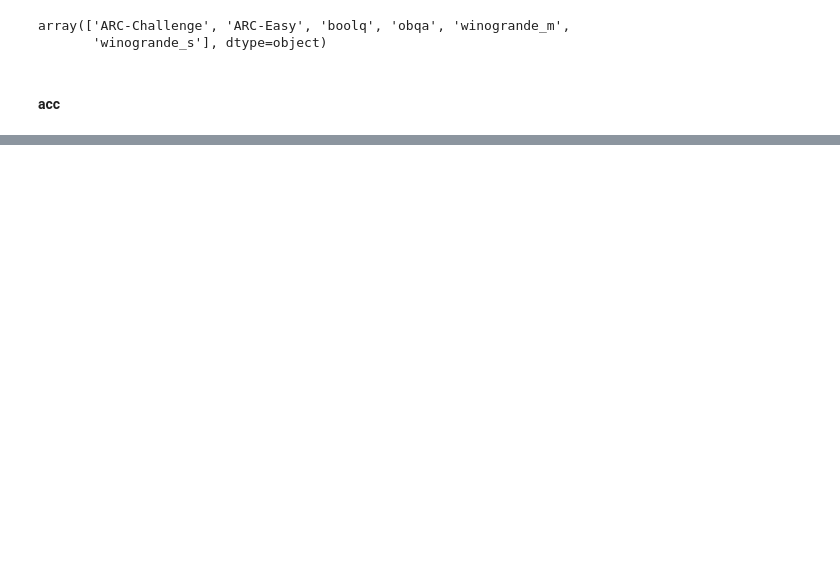
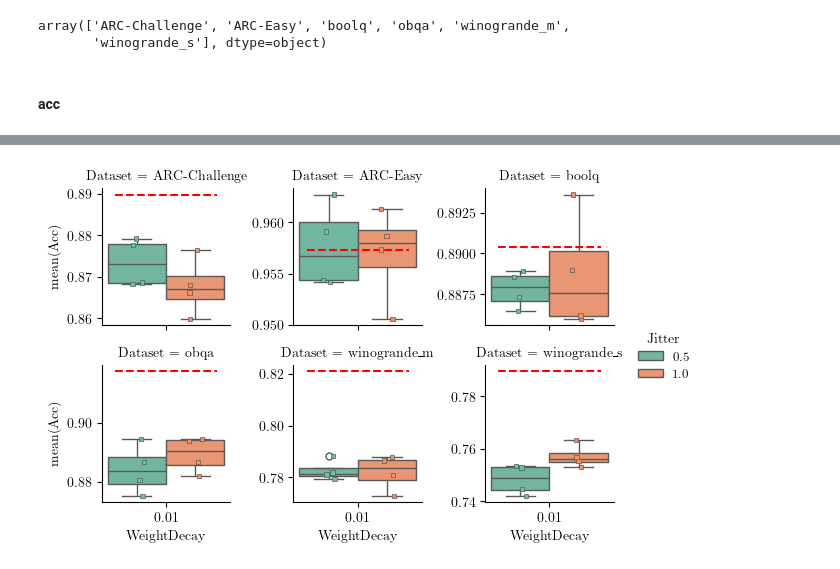
Before and after one commit to doldd/Time_Transformer, a Jupyter notebook: analyse_qwen_results.ipynb, the cells around one changed output, grey strips where cells are left out. Cells and saved outputs as stored; diff of their text form; code cells hidden in the pictures; blank space fills up the shorter version.

```diff
--- a/analyse_qwen_results.ipynb
+++ b/analyse_qwen_results.ipynb
@@ -443,7 +466,7 @@ ref_nll = {
     'winogrande_m': {'MLE': 1.20, 'MAP': 1.27}
 }
 
-g = sns.catplot(data=df_clean, x='WeightDecay', y='nll_min', hue='NumSpace', kind='box', col='Dataset', sharey=False, col_wrap=3, palette='Set2', height=figsize[1], col_order=col_order)
+g = sns.catplot(data=df_clean, x='WeightDecay', y='nll_min', hue='CurveSpace', kind='box', col='Dataset', sharey=False, col_wrap=3, palette='Set2', height=figsize[1], col_order=col_order)
 for ax in g.axes.flat:
     ds = ax.get_title().split('=')[1].strip()
     # 3. Draw the stripplot onto the current axes (ax)
@@ -452,7 +475,7 @@ for ax in g.axes.flat:
         data=df_clean[df_clean['Dataset'] == ds],
         x='WeightDecay',
         y='nll_min',
-        hue='NumSpace',
+        hue='CurveSpace',
         ax=ax,  # <-- Tell the stripplot which axis to draw on
         palette='Set2',
         dodge=True, # <-- Aligns points with the dodged boxes
@@ -505,0 +581,16 @@ g.tight_layout()
+# %%
+df_clean = df[~idx_config_with_nan]
+idx_ids = [col for col in df.columns if col[0].isupper()]
+value_ids = np.setdiff1d(df.columns.values, idx_ids)
+print("Unique configuartions: ")
+variable_idx = []
+for c in df_clean.columns:
+    if c not in [*value_ids, 'Id']:
+        unique_ = df_clean[c].unique()
+        print(c, unique_)
+        if (len(unique_) > 1) and( c != 'Seed'):
+            variable_idx.append(c)
+print(f"\nExperiment differs in {variable_idx} configs")
+col_order = df_clean['Dataset'].unique()
+col_order.sort()
+col_order
@@ -505,0 +610,72 @@ g.tight_layout()
+# %%
+# Reference accuracy values from table 2
+ref_acc = {
+    'boolq': {'MLE': 89.06, 'MAP': 89.04},
+    'ARC-Easy': {'MLE': 95.60, 'MAP': 95.73},
+    'ARC-Challenge': {'MLE': 89.53, 'MAP': 88.98},
+    'obqa': {'MLE': 92.25, 'MAP': 91.72},
+    'winogrande_s': {'MLE': 78.86, 'MAP': 78.94},
+    'winogrande_m': {'MLE': 82.30, 'MAP': 82.09}
+}
+
+df_clean = df_clean[df_clean['Jitter']<5]
+
+g = sns.catplot(data=df_clean, x='WeightDecay', y='acc_mean', hue='Jitter', kind='box', col='Dataset', sharey=False, col_wrap=3, palette='Set2', height=figsize[1], col_order=col_order)
+for ax in g.axes.flat:
+    ds = ax.get_title().split('=')[1].strip()
+    # 3. Draw the stripplot onto the current axes (ax)
+    # Use the axes-level function `sns.stripplot` here.
+    sns.stripplot(
+        data=df_clean[df_clean['Dataset'] == ds],
+        x='WeightDecay',
+        y='acc_mean',
+        hue='Jitter',
+        ax=ax,  # <-- Tell the stripplot which axis to draw on
+        palette='Set2',
+        dodge=True, # <-- Aligns points with the dodged boxes
+        edgecolor='gray',
+        linewidth=0.5,
+        size=3,
+        marker="s",
+        legend=False  # <-- Avoid drawing a second legend
+    )
+g.set_ylabels('mean(Acc)')
+
+
+# Extract unique weight decay levels from data (sorted)
+weight_levels = sorted(df_clean['WeightDecay'].unique())
+
+# Draw horizontal reference lines
+for ax in g.axes.flatten():
+    # Each subplot’s dataset name from its title
+    dataset = ax.get_title().split('=')[1].strip()
+    if dataset not in ref_acc:
+        continue
+
+    # Get current axis limits for scaling line width
+    for i, wd in enumerate(weight_levels):
+        tick = i  # categorical position
+        if wd == 0:
+            ax.hlines(
+                y=ref_acc[dataset]['MLE'] / 100,
+                xmin=tick - 0.35,
+                xmax=tick + 0.35,
+                colors='blue',
+                linestyles='--',
+                lw=1.5,
+                label='MLE (WD=0)' if i == 0 else None
+            )
+        elif wd == 0.01:
+            ax.hlines(
+                y=ref_acc[dataset]['MAP'] / 100,
+                xmin=tick - 0.35,
+                xmax=tick + 0.35,
+                colors='red',
+                linestyles='--',
+                lw=1.5,
+                label='MAP (WD=0.01)' if i == 0 else None
+            )
+
+# Adjust legend placement if needed
+g.tight_layout()
+# %% [output]
@@ -505,0 +683 @@ g.tight_layout()
+[figure, added]
```
Also changed, not shown: parts of 51 cells of this notebook, 2 other files.
